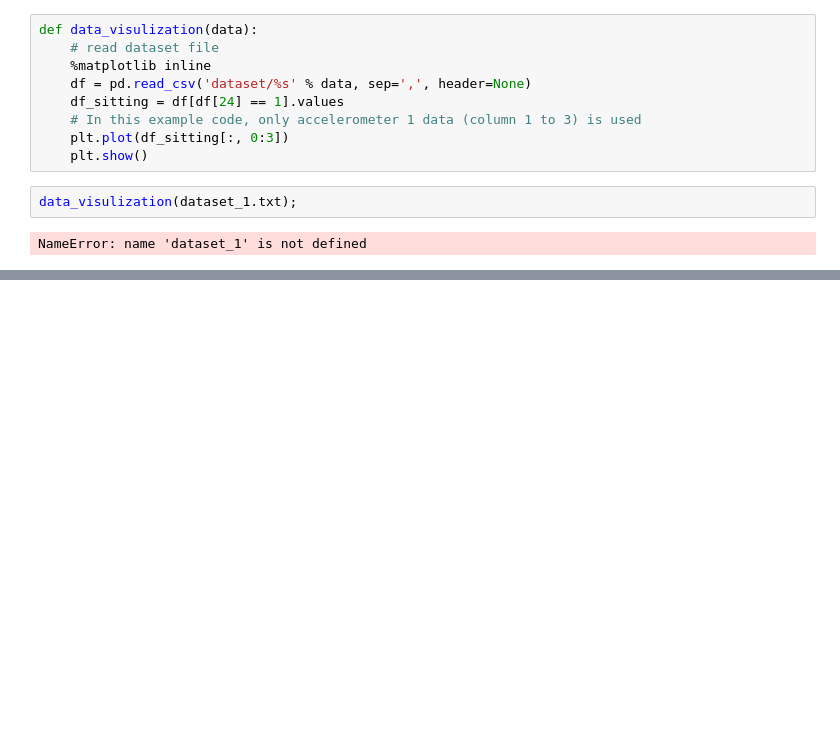
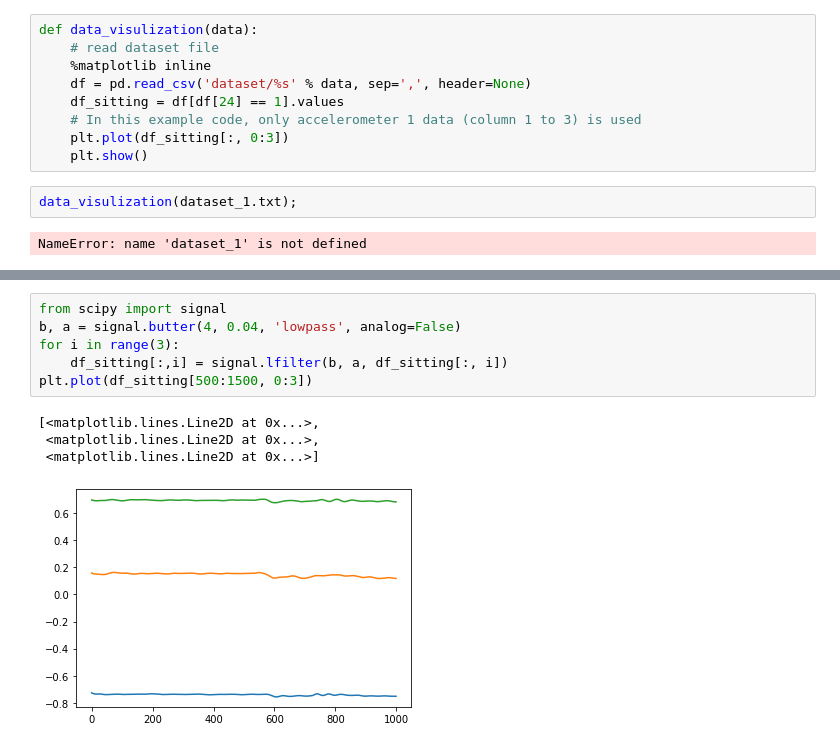
Before and after one commit to SamAether/Assignment1VC, a Jupyter notebook: comp225Ass1.ipynb, the cells around one changed output, grey strips where cells are left out. Cells and saved outputs as stored; diff of their text form; blank space fills up the shorter version.

```diff
--- a/comp225Ass1.ipynb
+++ b/comp225Ass1.ipynb
@@ -267,0 +251,11 @@ plt.show()
+# %%
+from scipy import signal
+b, a = signal.butter(4, 0.04, 'lowpass', analog=False)
+for i in range(3):
+    df_sitting[:,i] = signal.lfilter(b, a, df_sitting[:, i])
+plt.plot(df_sitting[500:1500, 0:3])
+# %% [output]
+[<matplotlib.lines.Line2D at 0x...>,
+ <matplotlib.lines.Line2D at 0x...>,
+ <matplotlib.lines.Line2D at 0x...>]
+[figure, added]
```
Also changed, not shown: parts of 4 cells of this notebook.
